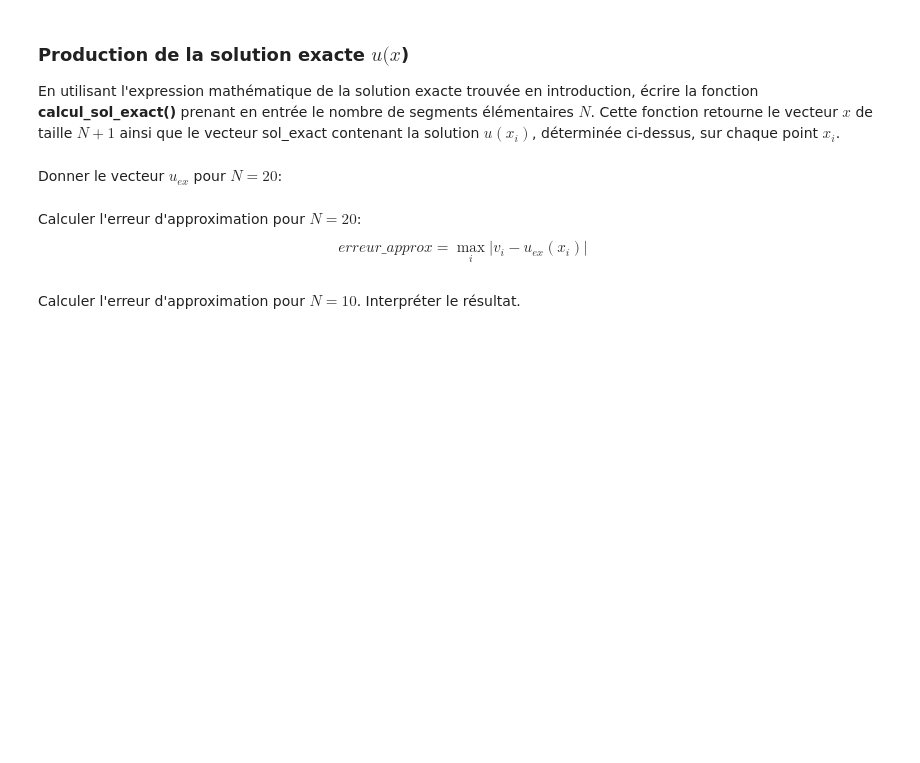
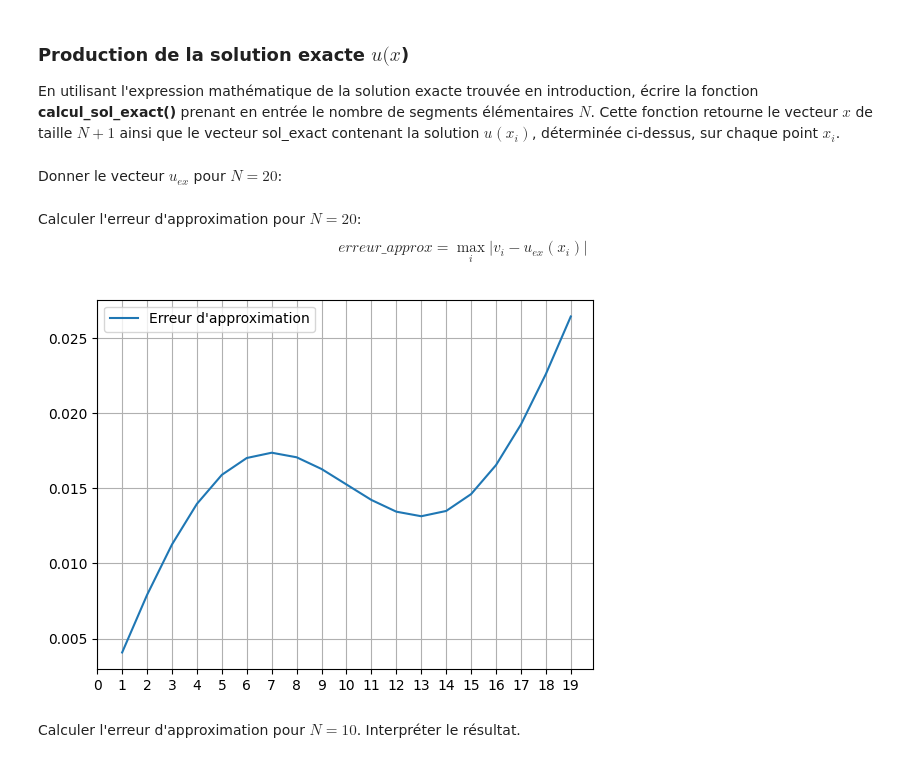
Before and after one commit to jordanlavenant/polytech, a Jupyter notebook: algorithmie_numerique/TPs/LAVENANT_TP4.ipynb, the cells around one changed output. Drawn from its saved outputs; the diff is of its cells as text; code cells hidden in the pictures; blank space fills up the shorter version.

```diff
--- a/algorithmie_numerique/TPs/LAVENANT_TP4.ipynb
+++ b/algorithmie_numerique/TPs/LAVENANT_TP4.ipynb
@@ -308,6 +308,24 @@ x, sol_exact = calcul_sol_exact(N)
 # %% [markdown]
 Calculer l'erreur d'approximation pour $N=20$: $$erreur\_approx = \max_i |  v_i - u_{ex}(x_i) |$$
 # %%
-# erreur_aprox = max()
+erreur_aprox = np.abs(v - sol_exact[1:N])
+
+def affichageErreurApprox(N, erreur_aprox):
+    plt.plot(
+        range(1, N),
+        erreur_aprox,
+        label="Erreur d'approximation"
+    )
+
+    plt.xticks(range(0, N))
+
+    plt.grid()
+    plt.legend()
+
+    plt.show()
+
+affichageErreurApprox(N, erreur_aprox)
+# %% [output]
+[figure, added]
 # %% [markdown]
 Calculer l'erreur d'approximation pour $N=10$. Interpréter le résultat.
```
Also changed, not shown: parts of 2 cells of this notebook, 3 other files.
